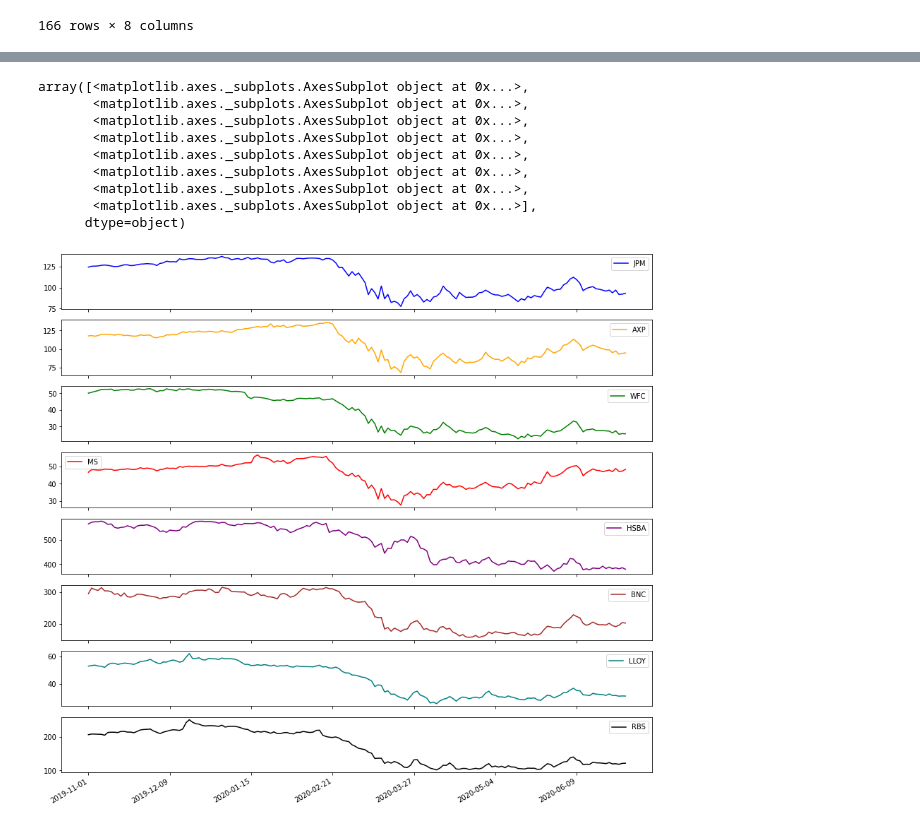
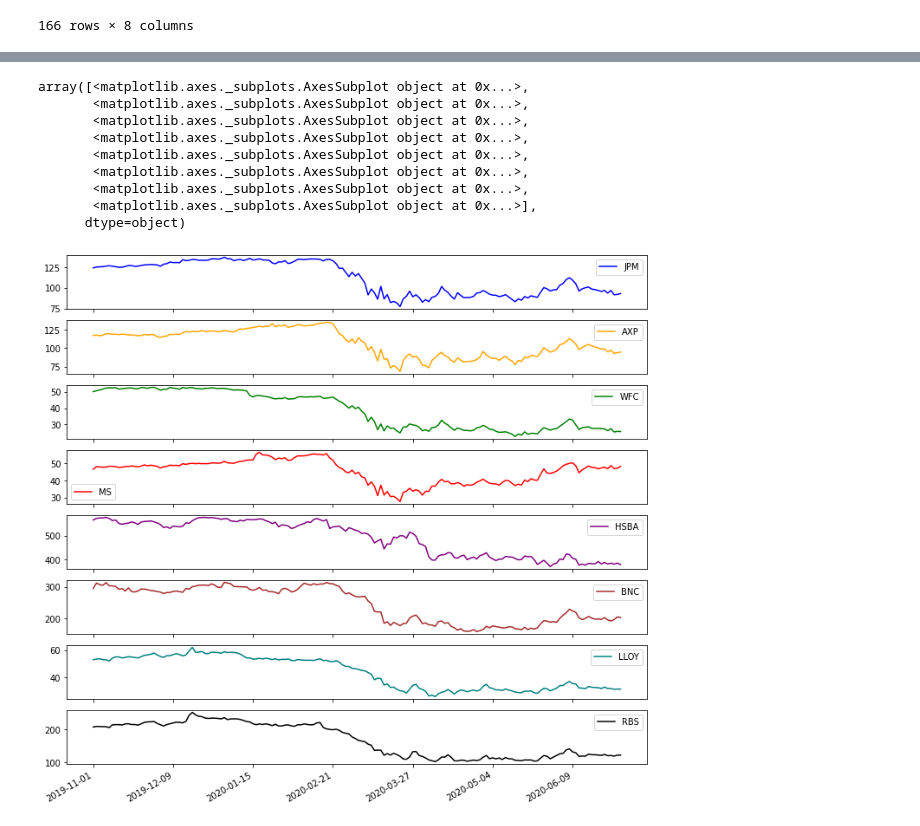
Before and after one commit to UliksSekiraqa/StockMarketAnalysis, a Jupyter notebook: AlphaVantage.ipynb, the cells around one changed output, grey strips where cells are left out. Cells and saved outputs as stored; diff of their text form; code cells hidden in the pictures.

```diff
--- a/AlphaVantage.ipynb
+++ b/AlphaVantage.ipynb
@@ -177,13 +174,13 @@ plt.show()
 # %%
-df.plot.line(subplots=True, figsize=(15,15), color=graph_colors)
+df.plot.line(subplots=True, figsize=(12,12), color=graph_colors)
 # %% [output]
 array([<matplotlib.axes._subplots.AxesSubplot object at 0x...>,
        <matplotlib.axes._subplots.AxesSubplot object at 0x...>,
        <matplotlib.axes._subplots.AxesSubplot object at 0x...>,
        <matplotlib.axes._subplots.AxesSubplot object at 0x...>,
        <matplotlib.axes._subplots.AxesSubplot object at 0x...>,
        <matplotlib.axes._subplots.AxesSubplot object at 0x...>,
        <matplotlib.axes._subplots.AxesSubplot object at 0x...>,
        <matplotlib.axes._subplots.AxesSubplot object at 0x...>],
       dtype=object)
-[figure, old version]
+[figure, new version]
```
Also changed, not shown: parts of 6 cells of this notebook.
